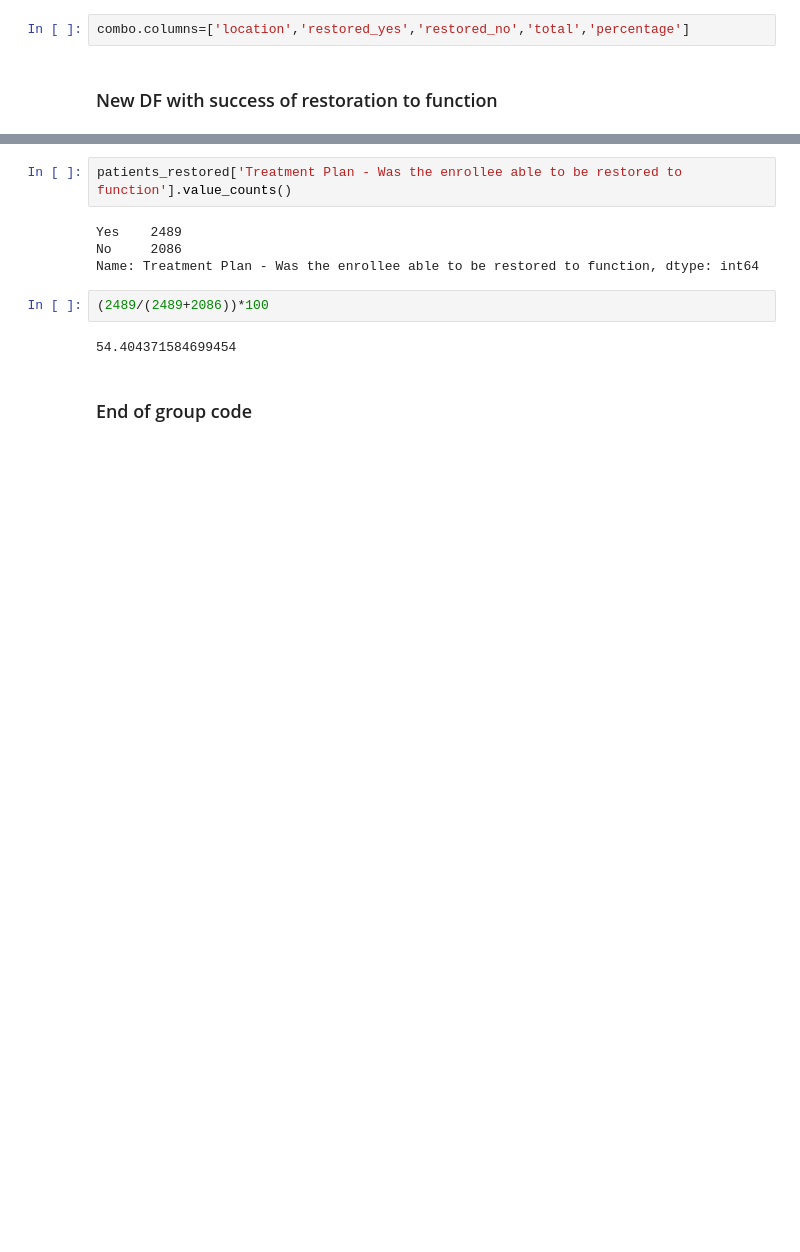
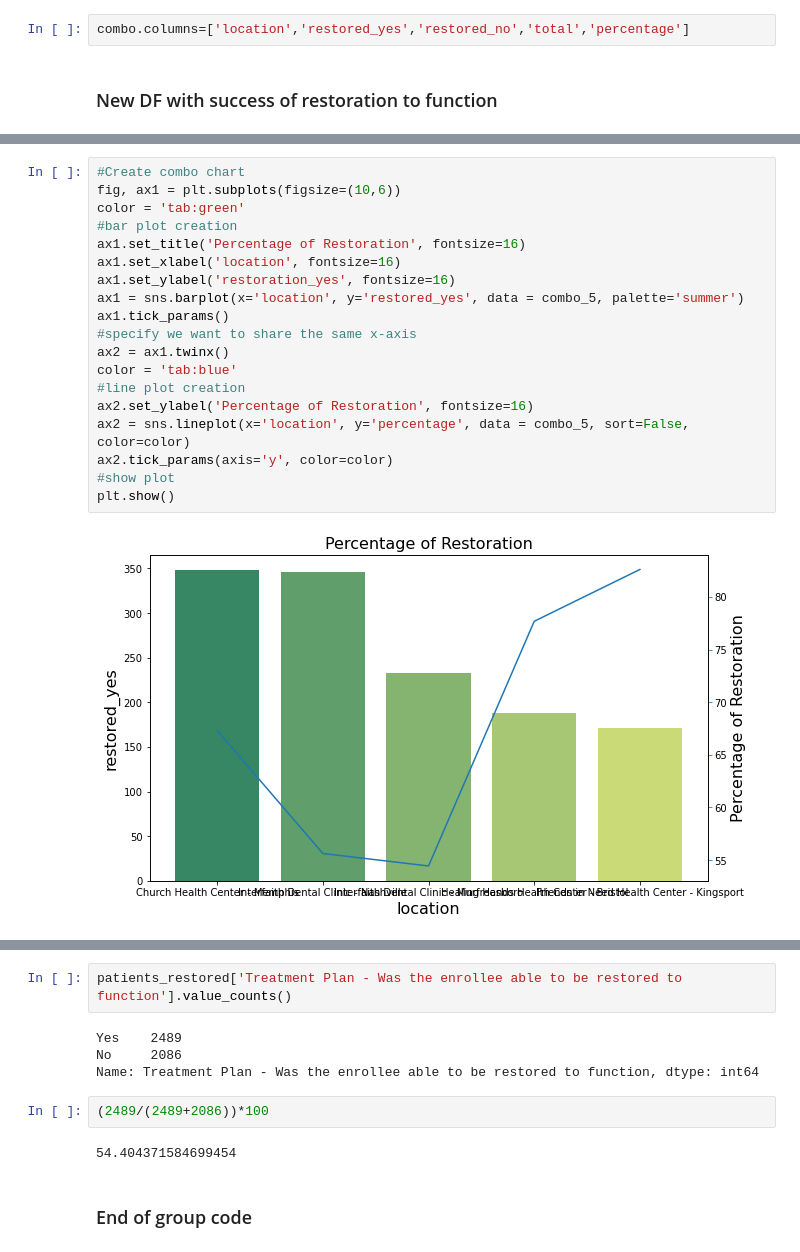
Before and after one commit to bsfcs/smile-on-aquaman, a Jupyter notebook: notebooks/eda-of-smile-on-data.ipynb, the cells around one changed output, grey strips where cells are left out. Cells and saved outputs as stored; diff of their text form; blank space fills up the shorter version.

```diff
--- a/notebooks/eda-of-smile-on-data.ipynb
+++ b/notebooks/eda-of-smile-on-data.ipynb
@@ -173,0 +210,21 @@ combo
+# %%
+#Create combo chart
+fig, ax1 = plt.subplots(figsize=(10,6))
+color = 'tab:green'
+#bar plot creation
+ax1.set_title('Percentage of Restoration', fontsize=16)
+ax1.set_xlabel('location', fontsize=16)
+ax1.set_ylabel('restoration_yes', fontsize=16)
+ax1 = sns.barplot(x='location', y='restored_yes', data = combo_5, palette='summer')
+ax1.tick_params()
+#specify we want to share the same x-axis
+ax2 = ax1.twinx()
+color = 'tab:blue'
+#line plot creation
+ax2.set_ylabel('Percentage of Restoration', fontsize=16)
+ax2 = sns.lineplot(x='location', y='percentage', data = combo_5, sort=False, color=color)
+ax2.tick_params(axis='y', color=color)
+#show plot
+plt.show()
+# %% [output]
+[figure, added]
```
Also changed, not shown: parts of 9 cells of this notebook.
